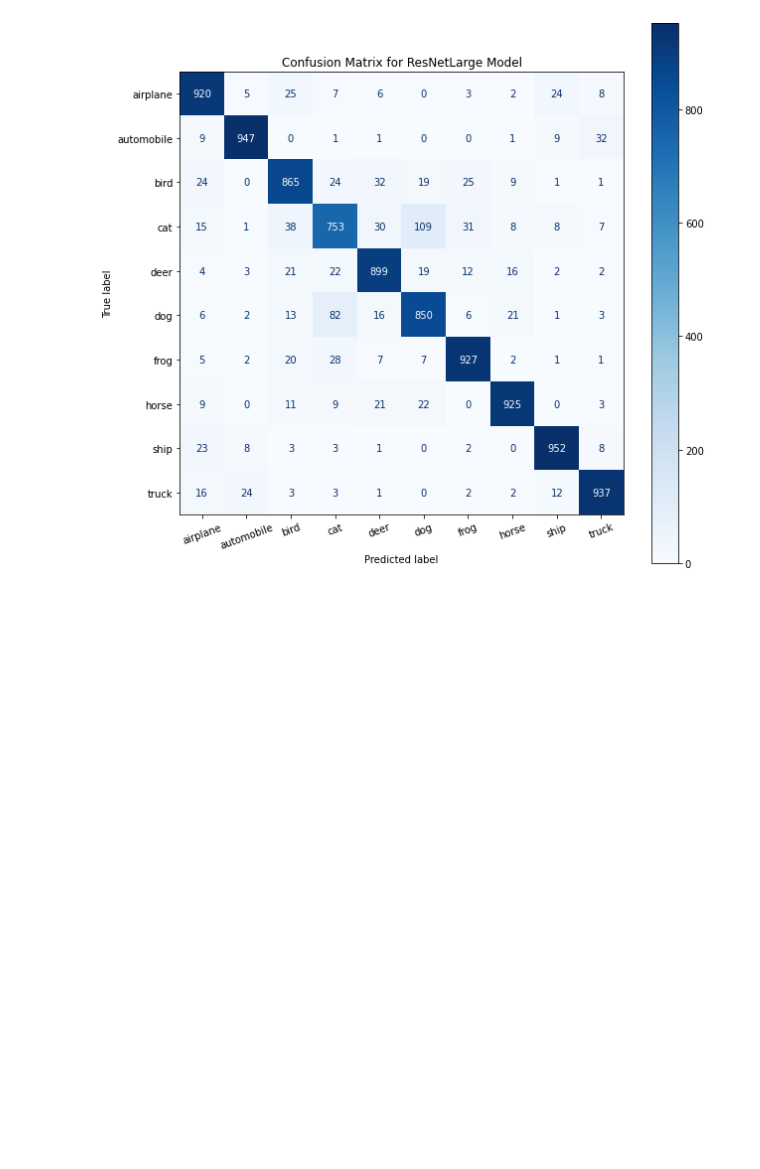
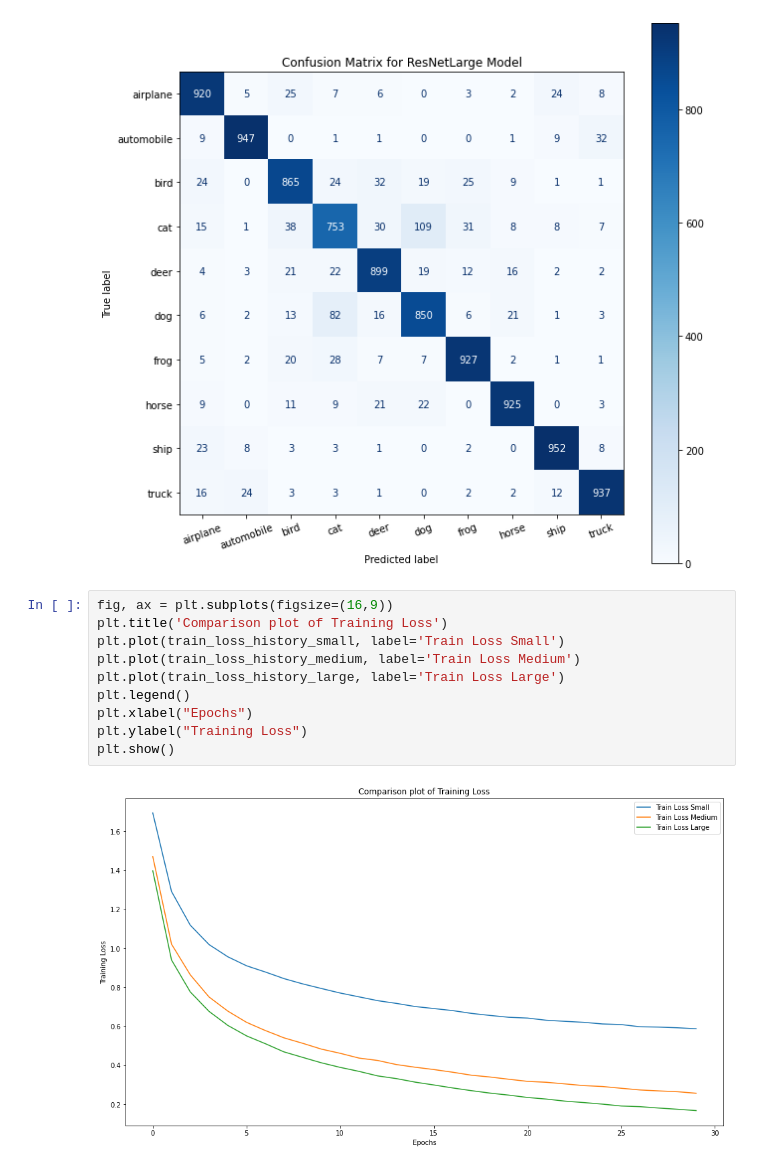
Before and after one commit to parisimaa/modifiedResNet, a Jupyter notebook: MiniProject.ipynb, the cells around one changed output. Saved outputs shown, nothing was run; the diff lists cells and outputs as text; blank space fills up the shorter version.

Commit message:
Added the comparison plots for trainin and validation

```diff
--- a/MiniProject.ipynb
+++ b/MiniProject.ipynb
@@ -675,3 +675,15 @@ plt.xticks(rotation = 20)
   Text(8, 0, 'ship'),
   Text(9, 0, 'truck')])
 [figure]
+# %%
+fig, ax = plt.subplots(figsize=(16,9))
+plt.title('Comparison plot of Training Loss')
+plt.plot(train_loss_history_small, label='Train Loss Small')
+plt.plot(train_loss_history_medium, label='Train Loss Medium')
+plt.plot(train_loss_history_large, label='Train Loss Large')
+plt.legend()
+plt.xlabel("Epochs")
+plt.ylabel("Training Loss")
+plt.show()
+# %% [output]
+[figure, added]
```
Also changed, not shown: parts of 3 cells of this notebook.
